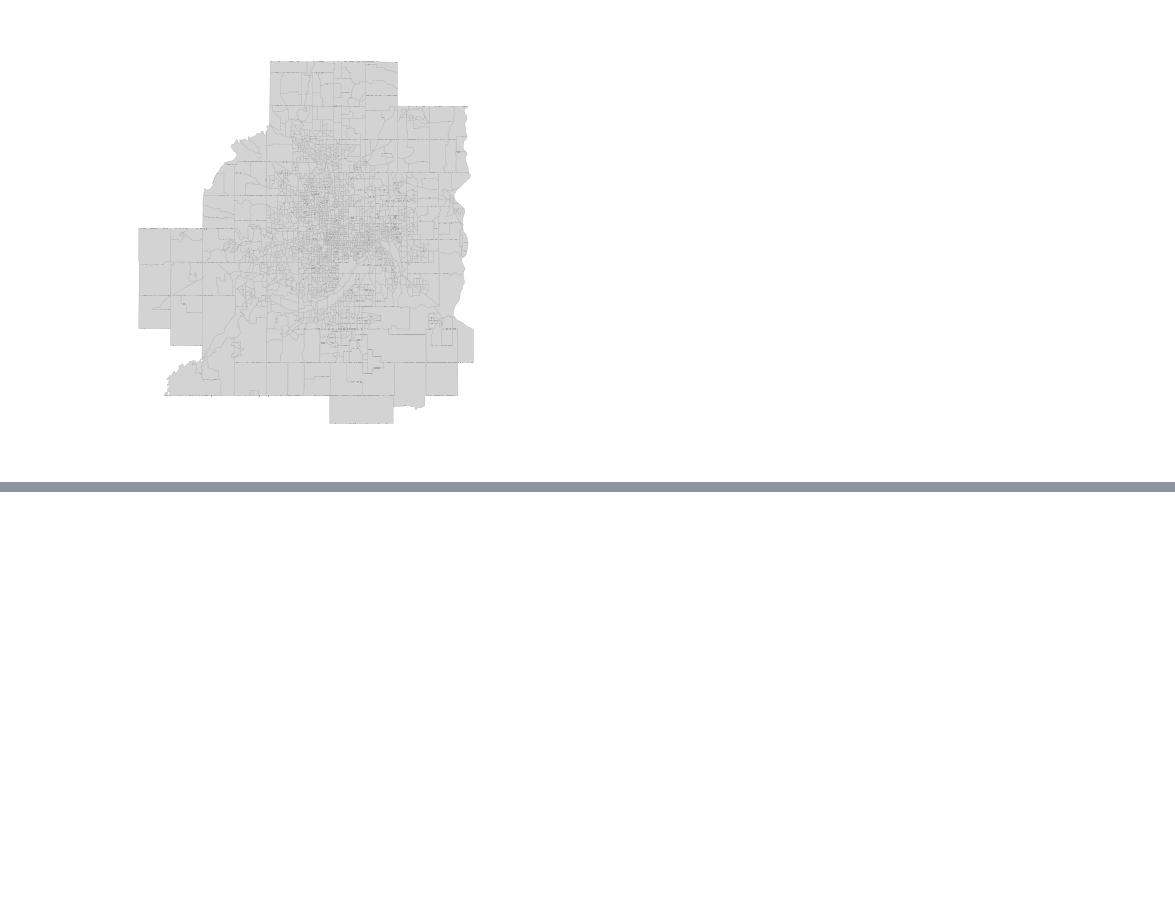
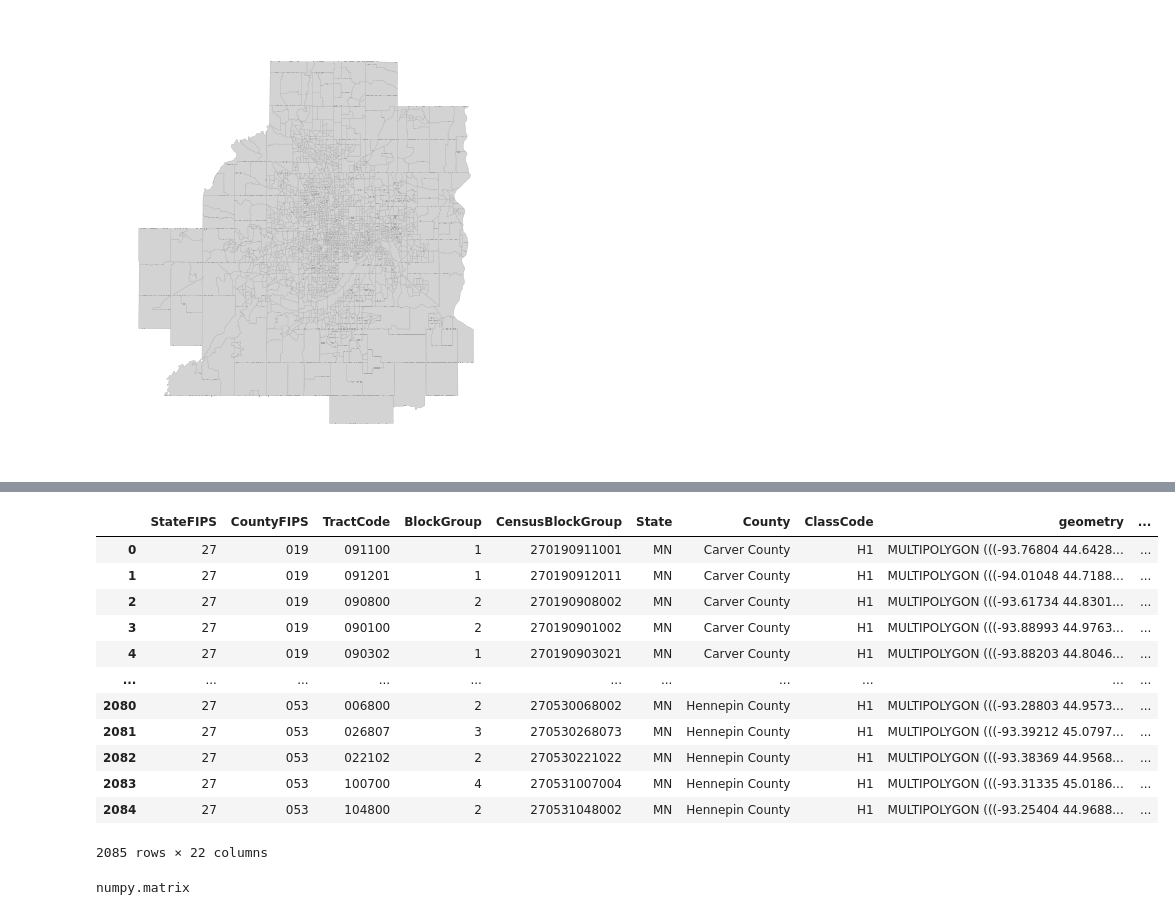
Before and after one commit to GeoDI-Lab/Spatial_Overlapping_Community_Detection, a Jupyter notebook: 04-result analysis.ipynb, the cells around one changed output, grey strips where cells are left out. Saved outputs shown, nothing was run; the diff lists cells and outputs as text; code cells hidden in the pictures; blank space fills up the shorter version.

```diff
--- a/04-result analysis.ipynb
+++ b/04-result analysis.ipynb
@@ -88,0 +168,16 @@ result.plot('overlap_count', figsize=(15, 15),legend=True)
+# %%
+result
+# %% [output]
+|  | StateFIPS | CountyFIPS | TractCode | BlockGroup | CensusBlockGroup | State | County | ClassCode | geometry | ... |
+| 0 | 27 | 019 | 091100 | 1 | 270190911001 | MN | Carver County | H1 | MULTIPOLYGON (((-93.76804 44.6428... | ... |
+| 1 | 27 | 019 | 091201 | 1 | 270190912011 | MN | Carver County | H1 | MULTIPOLYGON (((-94.01048 44.7188... | ... |
+| 2 | 27 | 019 | 090800 | 2 | 270190908002 | MN | Carver County | H1 | MULTIPOLYGON (((-93.61734 44.8301... | ... |
+| 3 | 27 | 019 | 090100 | 2 | 270190901002 | MN | Carver County | H1 | MULTIPOLYGON (((-93.88993 44.9763... | ... |
+| 4 | 27 | 019 | 090302 | 1 | 270190903021 | MN | Carver County | H1 | MULTIPOLYGON (((-93.88203 44.8046... | ... |
+| ... | ... | ... | ... | ... | ... | ... | ... | ... | ... | ... |
+| 2080 | 27 | 053 | 006800 | 2 | 270530068002 | MN | Hennepin County | H1 | MULTIPOLYGON (((-93.28803 44.9573... | ... |
+| 2081 | 27 | 053 | 026807 | 3 | 270530268073 | MN | Hennepin County | H1 | MULTIPOLYGON (((-93.39212 45.0797... | ... |
+| 2082 | 27 | 053 | 022102 | 2 | 270530221022 | MN | Hennepin County | H1 | MULTIPOLYGON (((-93.38369 44.9568... | ... |
+| 2083 | 27 | 053 | 100700 | 4 | 270531007004 | MN | Hennepin County | H1 | MULTIPOLYGON (((-93.31335 45.0186... | ... |
+| 2084 | 27 | 053 | 104800 | 2 | 270531048002 | MN | Hennepin County | H1 | MULTIPOLYGON (((-93.25404 44.9688... | ... |
+2085 rows × 22 columns
@@ -88,0 +189,4 @@ result.plot('overlap_count', figsize=(15, 15),legend=True)
+# %%
+type(A_non_sym_np)
+# %% [output]
+numpy.matrix
```
Also changed, not shown: parts of 22 cells of this notebook, 1 other file.
